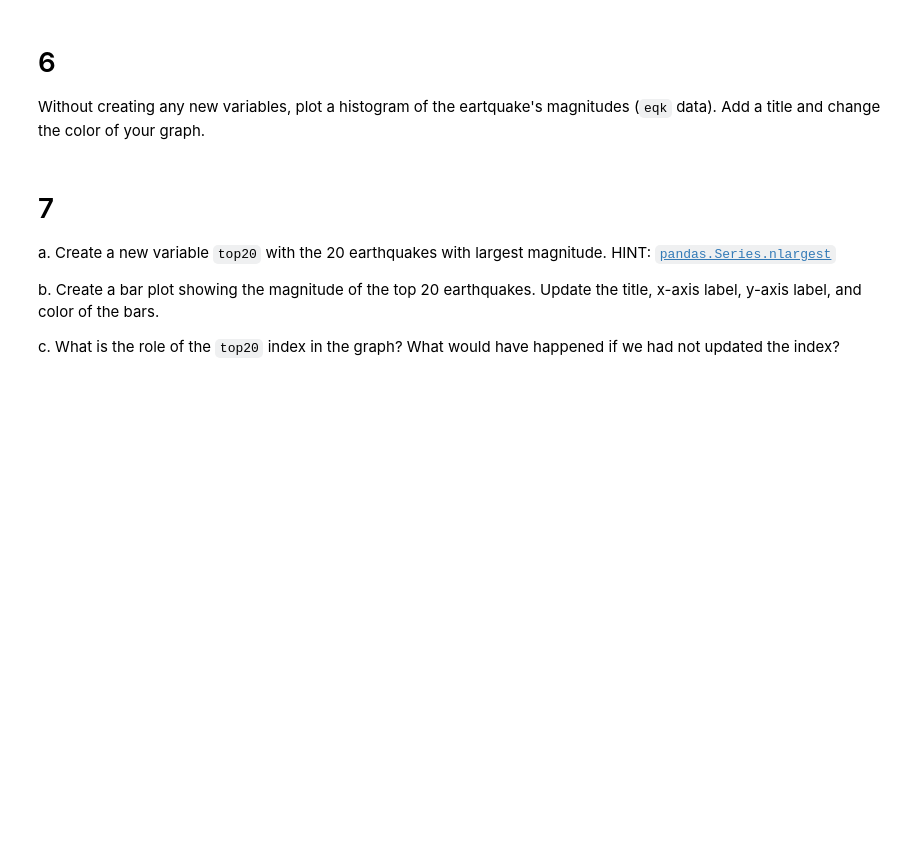
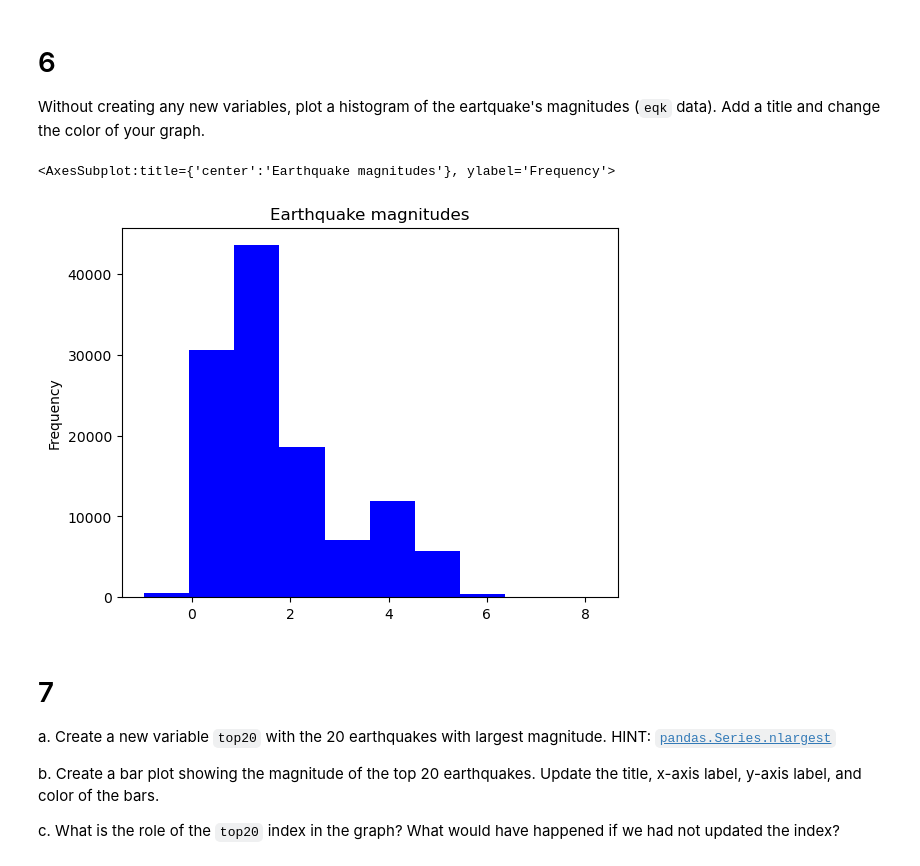
Before and after one commit to cnordheim-maestas/eds220-hwk-1, a Jupyter notebook: hwk1-task4.ipynb, the cells around one changed output. Cells and saved outputs as stored; diff of their text form; code cells hidden in the pictures; blank space fills up the shorter version.

```diff
--- a/hwk1-task4.ipynb
+++ b/hwk1-task4.ipynb
@@ -137,3 +137,11 @@ Without creating any new variables, plot a histogram of the eartquake's magnitud
+# %%
+# make a histogram of the values in the magnitude column that is blue with a title
+eqk.mag.plot(kind='hist',
+            title='Earthquake magnitudes',
+            color='blue')
+# %% [output]
+<AxesSubplot:title={'center':'Earthquake magnitudes'}, ylabel='Frequency'>
+[figure, added]
 # %% [markdown]
 # 7
 
```
Also changed, not shown: parts of 4 cells of this notebook.
